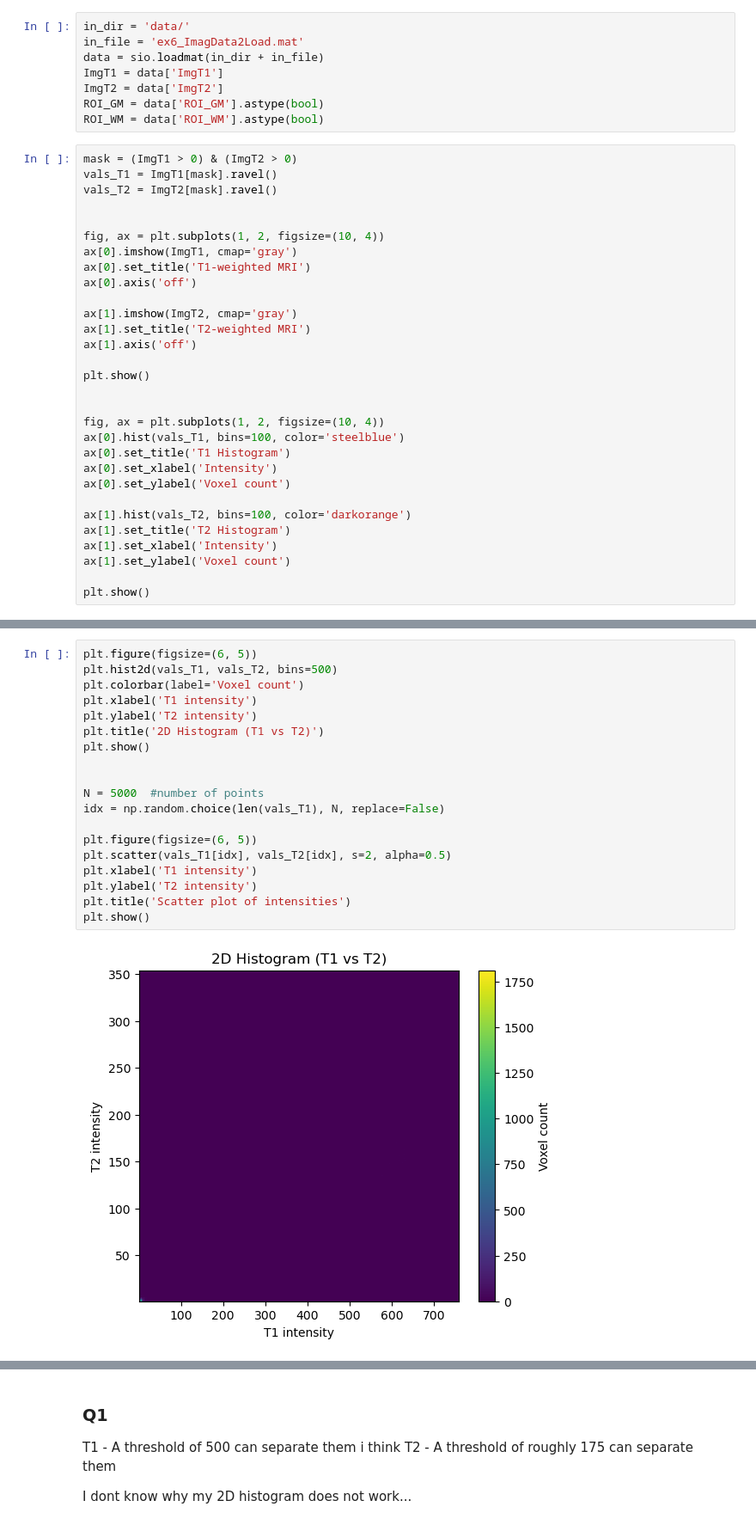
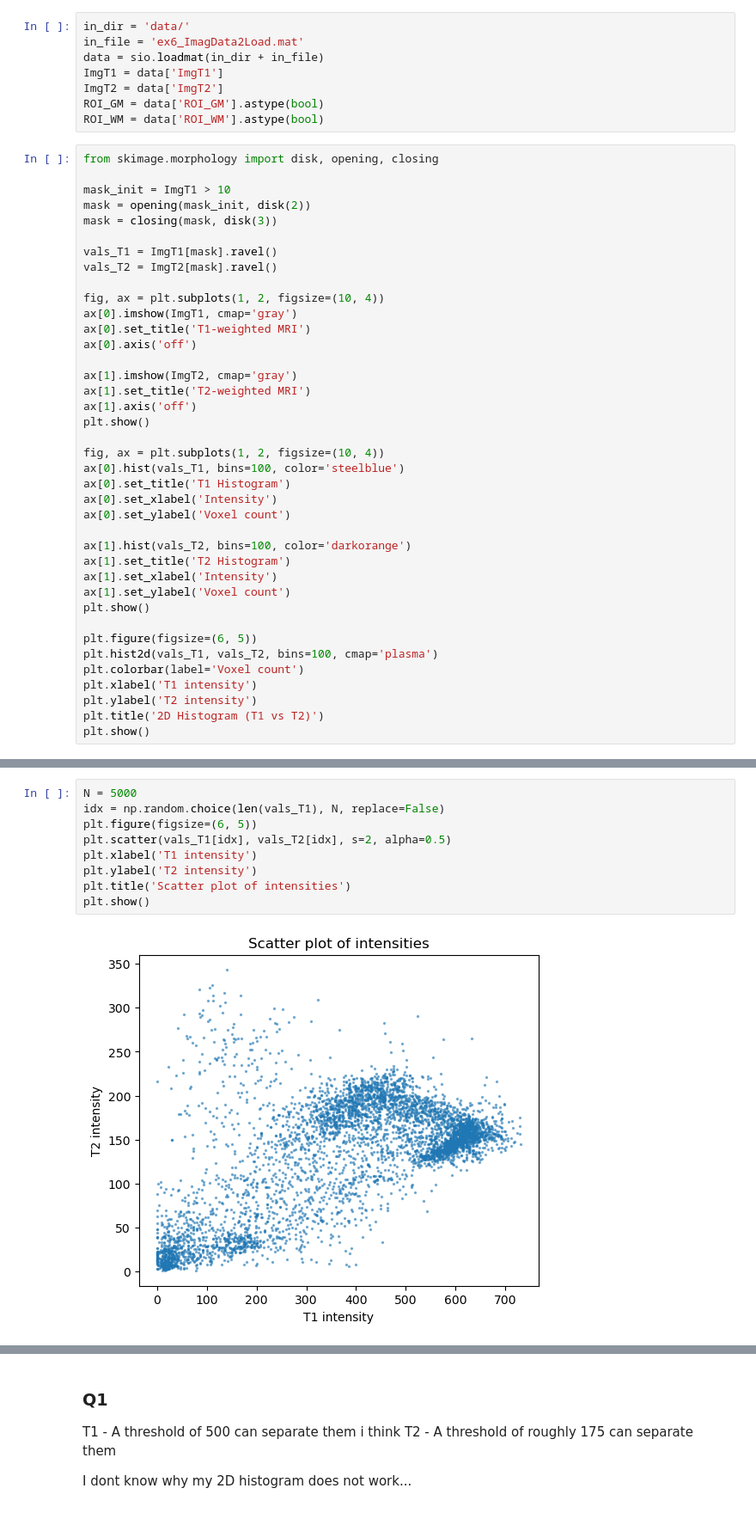
Before and after one commit to FredBas/imageAnalysis-exercises, a Jupyter notebook: modul9/ex6b-AdvancedPixelClassification/myExerciseSolutions.ipynb, the cells around one changed output, grey strips where cells are left out. Shown at 86% size. Saved outputs shown, nothing was run; the diff lists cells and outputs as text.

```diff
--- a/modul9/ex6b-AdvancedPixelClassification/myExerciseSolutions.ipynb
+++ b/modul9/ex6b-AdvancedPixelClassification/myExerciseSolutions.ipynb
@@ -13,10 +13,14 @@ ImgT2 = data['ImgT2']
 ROI_GM = data['ROI_GM'].astype(bool)
 ROI_WM = data['ROI_WM'].astype(bool)
 # %%
-mask = (ImgT1 > 0) & (ImgT2 > 0)
+from skimage.morphology import disk, opening, closing
+
+mask_init = ImgT1 > 10
+mask = opening(mask_init, disk(2))
+mask = closing(mask, disk(3))
+
 vals_T1 = ImgT1[mask].ravel()
 vals_T2 = ImgT2[mask].ravel()
-
 
 fig, ax = plt.subplots(1, 2, figsize=(10, 4))
 ax[0].imshow(ImgT1, cmap='gray')
@@ -26,9 +30,7 @@ ax[0].axis('off')
 ax[1].imshow(ImgT2, cmap='gray')
 ax[1].set_title('T2-weighted MRI')
 ax[1].axis('off')
-
 plt.show()
-
 
 fig, ax = plt.subplots(1, 2, figsize=(10, 4))
 ax[0].hist(vals_T1, bins=100, color='steelblue')
@@ -40,7 +42,14 @@ ax[1].hist(vals_T2, bins=100, color='darkorange')
 ax[1].set_title('T2 Histogram')
 ax[1].set_xlabel('Intensity')
 ax[1].set_ylabel('Voxel count')
+plt.show()
 
+plt.figure(figsize=(6, 5))
+plt.hist2d(vals_T1, vals_T2, bins=100, cmap='plasma')
+plt.colorbar(label='Voxel count')
+plt.xlabel('T1 intensity')
+plt.ylabel('T2 intensity')
+plt.title('2D Histogram (T1 vs T2)')
 plt.show()
 # %% [output]
 [figure]
@@ -48,21 +58,11 @@ plt.show()
 # %%
-plt.figure(figsize=(6, 5))
-plt.hist2d(vals_T1, vals_T2, bins=500)
-plt.colorbar(label='Voxel count')
-plt.xlabel('T1 intensity')
-plt.ylabel('T2 intensity')
-plt.title('2D Histogram (T1 vs T2)')
-plt.show()
-
-
-N = 5000  #number of points
+N = 5000
 idx = np.random.choice(len(vals_T1), N, replace=False)
-
 plt.figure(figsize=(6, 5))
 plt.scatter(vals_T1[idx], vals_T2[idx], s=2, alpha=0.5)
 plt.xlabel('T1 intensity')
 plt.ylabel('T2 intensity')
 plt.title('Scatter plot of intensities')
 plt.show()
 # %% [output]
-[figure, old version]
+[figure, new version]
```
Also changed, not shown: parts of 2 cells of this notebook.
